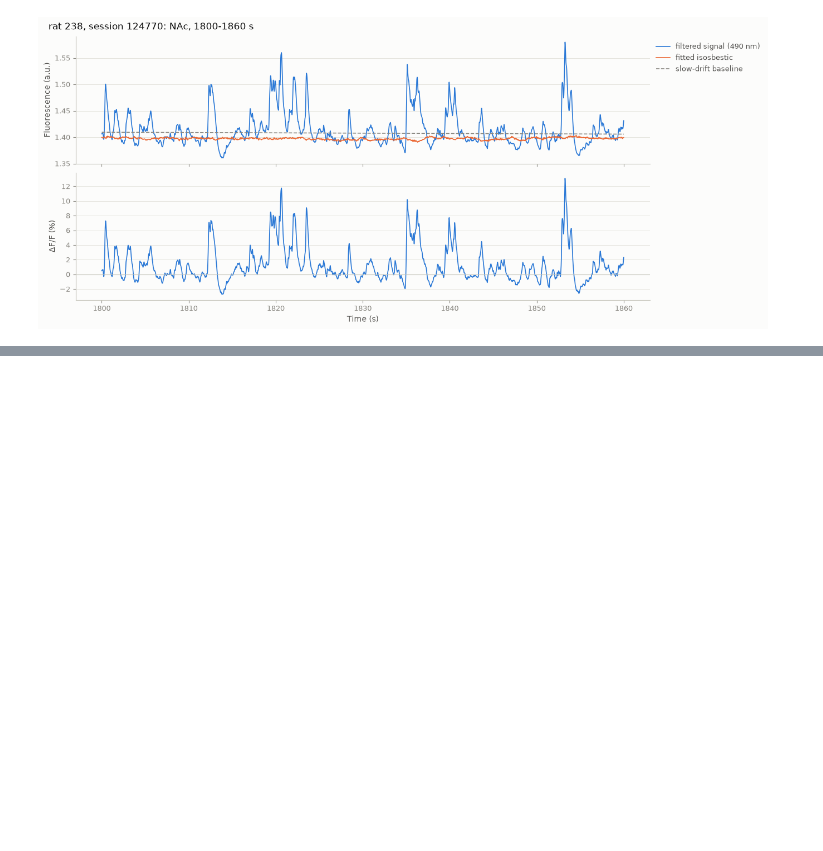
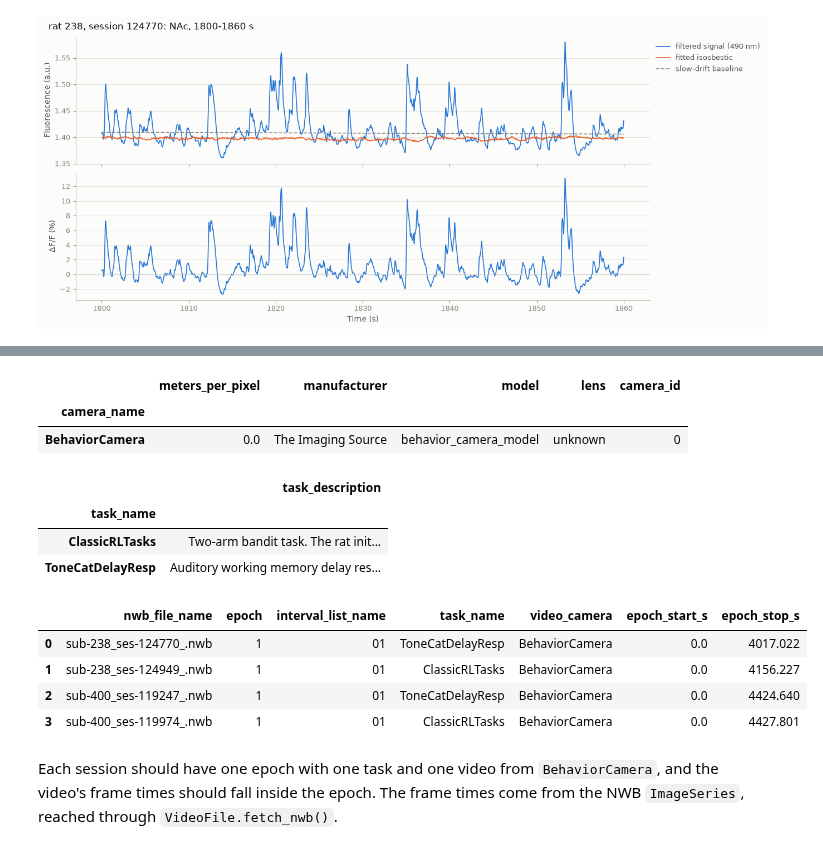
Before and after one commit to catalystneuro/hanks-lab-to-nwb, a Jupyter notebook: spyglass/tutorials/spyglass_fiber_photometry_tutorial.ipynb, the cells around one changed output, grey strips where cells are left out. Saved outputs shown, nothing was run; the diff lists cells and outputs as text; code cells hidden in the pictures; blank space fills up the shorter version.

```diff
--- a/spyglass/tutorials/spyglass_fiber_photometry_tutorial.ipynb
+++ b/spyglass/tutorials/spyglass_fiber_photometry_tutorial.ipynb
@@ -501,0 +512,27 @@ plt.show()
+# %%
+display(CameraDevice.fetch(format="frame"))
+display(Task.proj("task_description").fetch(format="frame"))
+
+video = pd.DataFrame(
+    (TaskEpoch * VideoFile.proj(video_camera="camera_name") * IntervalList).fetch(
+        "nwb_file_name", "epoch", "task_name", "video_camera", "interval_list_name", "valid_times", as_dict=True
+    )
+)
+video["epoch_start_s"] = video["valid_times"].map(lambda vt: vt[0][0])
+video["epoch_stop_s"] = video["valid_times"].map(lambda vt: vt[-1][1])
+video.drop(columns="valid_times")
+# %% [output]
+|  | meters_per_pixel | manufacturer | model | lens | camera_id |
+| camera_name |  |  |  |  |  |
+| BehaviorCamera | 0.0 | The Imaging Source | behavior_camera_model | unknown | 0 |
+|  | task_description |
+| task_name |  |
+| ClassicRLTasks | Two-arm bandit task. The rat init... |
+| ToneCatDelayResp | Auditory working memory delay res... |
+|  | nwb_file_name | epoch | interval_list_name | task_name | video_camera | epoch_start_s | epoch_stop_s |
+| 0 | sub-238_ses-124770_.nwb | 1 | 01 | ToneCatDelayResp | BehaviorCamera | 0.0 | 4017.022 |
+| 1 | sub-238_ses-124949_.nwb | 1 | 01 | ClassicRLTasks | BehaviorCamera | 0.0 | 4156.227 |
+| 2 | sub-400_ses-119247_.nwb | 1 | 01 | ToneCatDelayResp | BehaviorCamera | 0.0 | 4424.640 |
+| 3 | sub-400_ses-119974_.nwb | 1 | 01 | ClassicRLTasks | BehaviorCamera | 0.0 | 4427.801 |
+# %% [markdown]
+Each session should have one epoch with one task and one video from `BehaviorCamera`, and the video's frame times should fall inside the epoch. The frame times come from the NWB `ImageSeries`, reached through `VideoFile.fetch_nwb()`.
```
Also changed, not shown: parts of 7 cells of this notebook.
